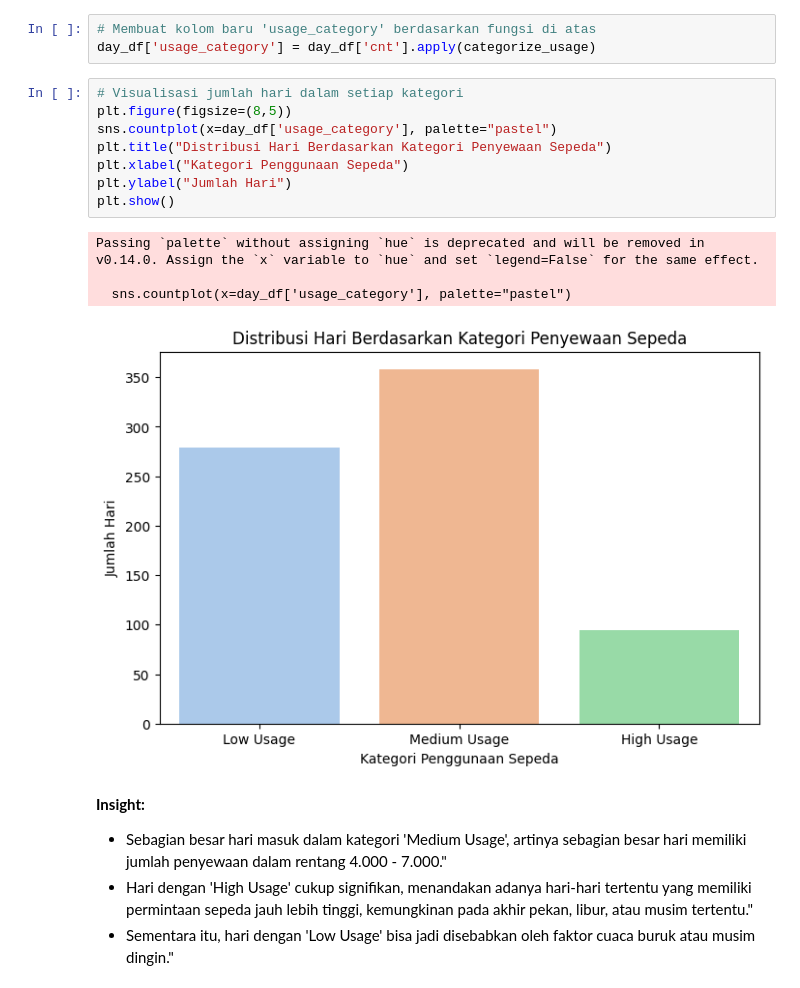
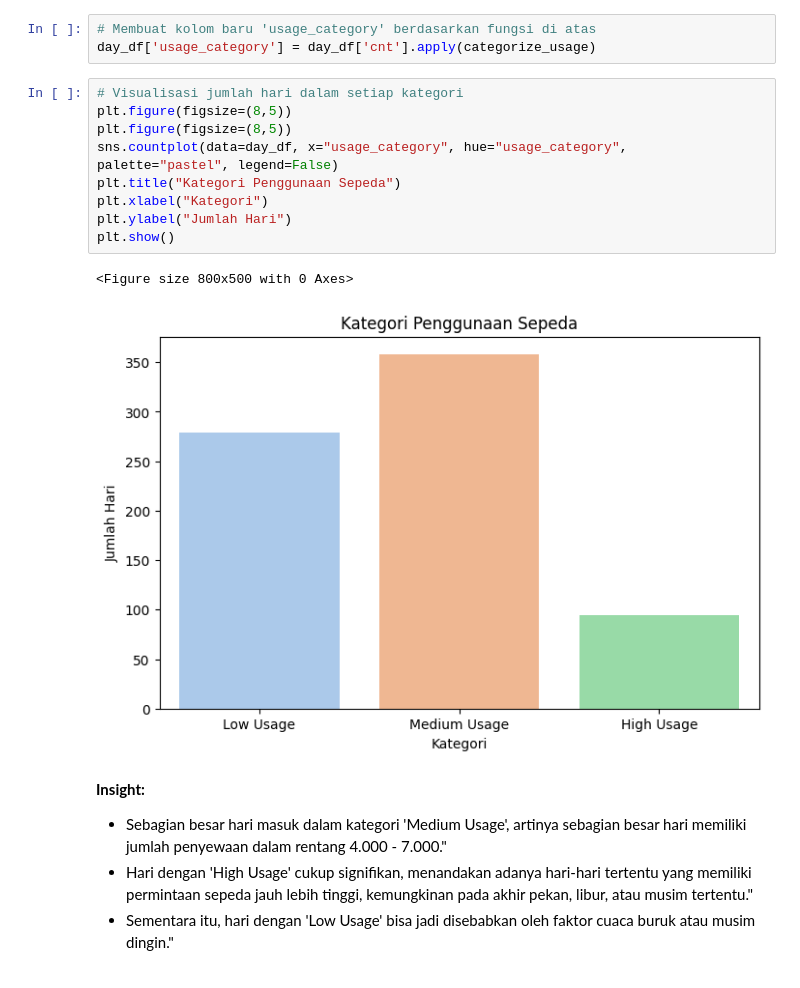
Before and after one commit to dewipuspita0904/Submission-BikeSharingDataset, a Jupyter notebook: notebook.ipynb, the cells around one changed output. Cells and saved outputs as stored; diff of their text form.

```diff
--- a/notebook.ipynb
+++ b/notebook.ipynb
@@ -275,16 +275,15 @@ day_df['usage_category'] = day_df['cnt'].apply(categorize_usage)
 # %%
 # Visualisasi jumlah hari dalam setiap kategori
 plt.figure(figsize=(8,5))
-sns.countplot(x=day_df['usage_category'], palette="pastel")
-plt.title("Distribusi Hari Berdasarkan Kategori Penyewaan Sepeda")
-plt.xlabel("Kategori Penggunaan Sepeda")
+plt.figure(figsize=(8,5))
+sns.countplot(data=day_df, x="usage_category", hue="usage_category", palette="pastel", legend=False)
+plt.title("Kategori Penggunaan Sepeda")
+plt.xlabel("Kategori")
 plt.ylabel("Jumlah Hari")
 plt.show()
 # %% [output]
-Passing `palette` without assigning `hue` is deprecated and will be removed in v0.14.0. Assign the `x` variable to `hue` and set `legend=False` for the same effect.
-
-  sns.countplot(x=day_df['usage_category'], palette="pastel")
+<Figure size 800x500 with 0 Axes>
-[figure, old version]
+[figure, new version]
 # %% [markdown]
 **Insight:**
 - Sebagian besar hari masuk dalam kategori 'Medium Usage', artinya sebagian besar hari memiliki jumlah penyewaan dalam rentang 4.000 - 7.000."
```
